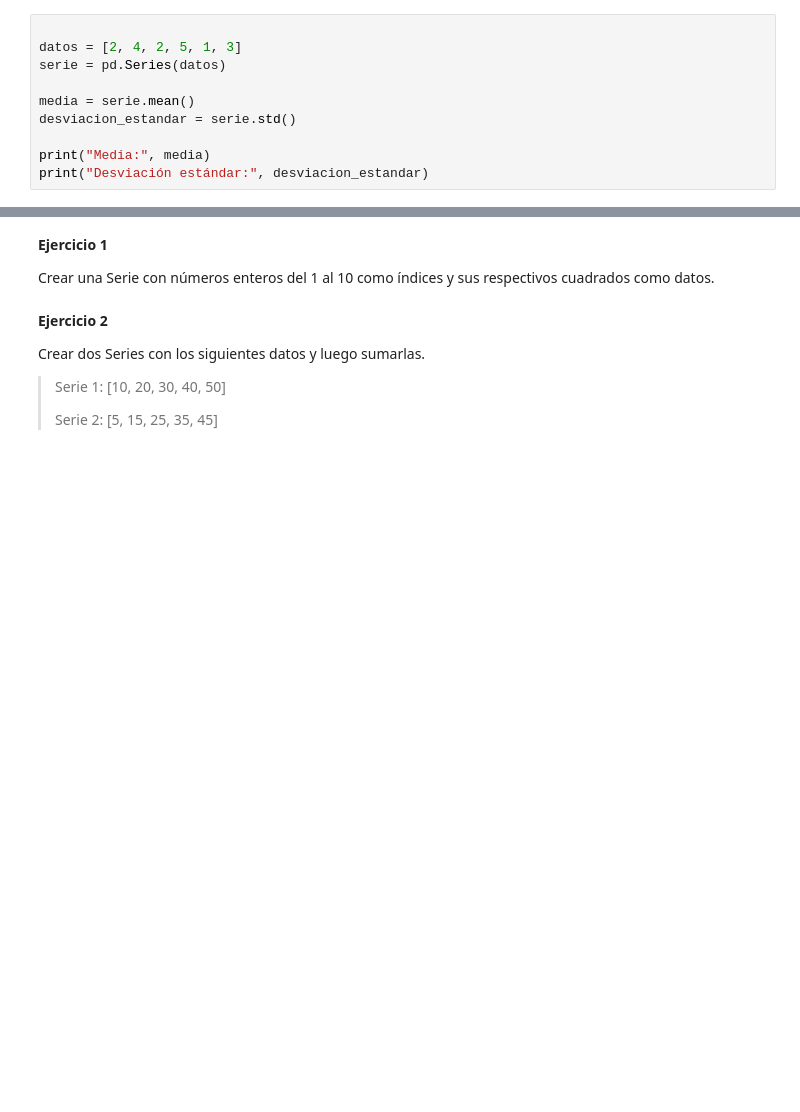
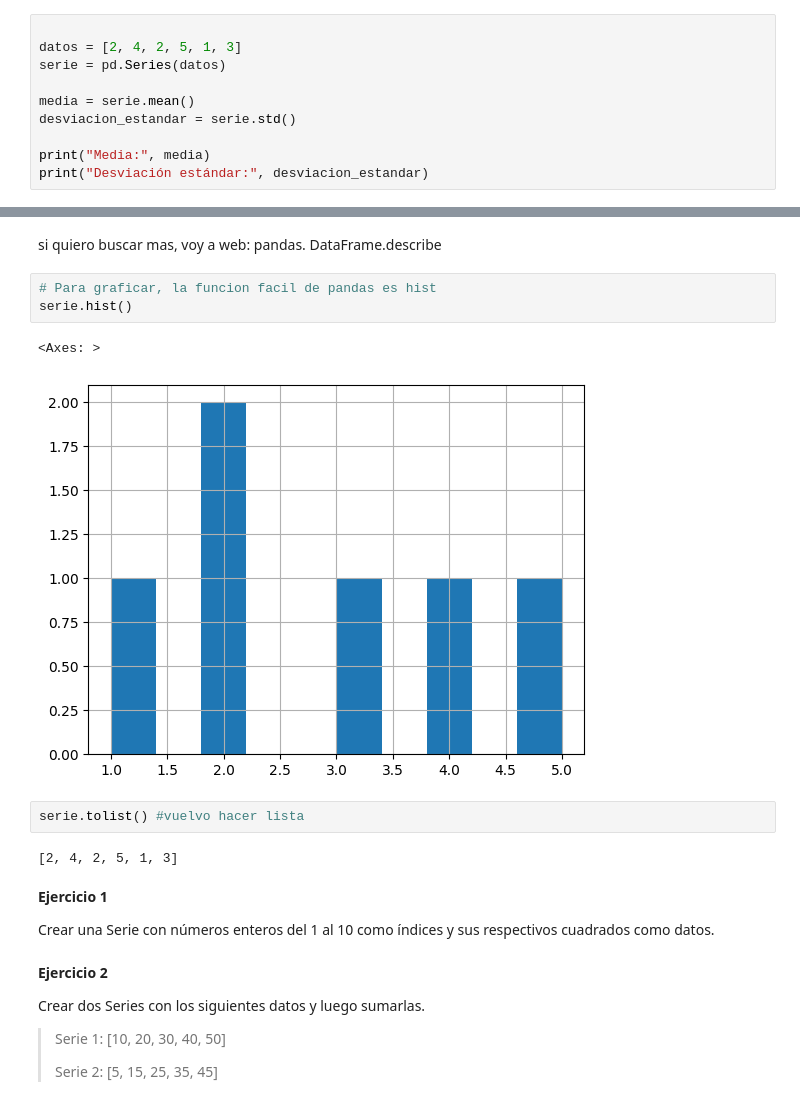
Before and after one commit to Pilar1970/Python_UTEC_Modulo2, a Jupyter notebook: modulo_2/Pandas_Dataframes.ipynb, the cells around one changed output, grey strips where cells are left out. Cells and saved outputs as stored; diff of their text form; blank space fills up the shorter version.

```diff
--- a/modulo_2/Pandas_Dataframes.ipynb
+++ b/modulo_2/Pandas_Dataframes.ipynb
@@ -188,3 +409,15 @@ print("Desviación estándar:", desviacion_estandar)
+# %% [markdown]
+si quiero buscar mas, voy a web: pandas. DataFrame.describe
+# %%
+# Para graficar, la funcion facil de pandas es hist
+serie.hist()
+# %% [output]
+<Axes: >
+[figure, added]
+# %%
+serie.tolist() #vuelvo hacer lista
+# %% [output]
+[2, 4, 2, 5, 1, 3]
 # %% [markdown]
 **Ejercicio 1**
 
```
Also changed, not shown: parts of 29 cells of this notebook.
